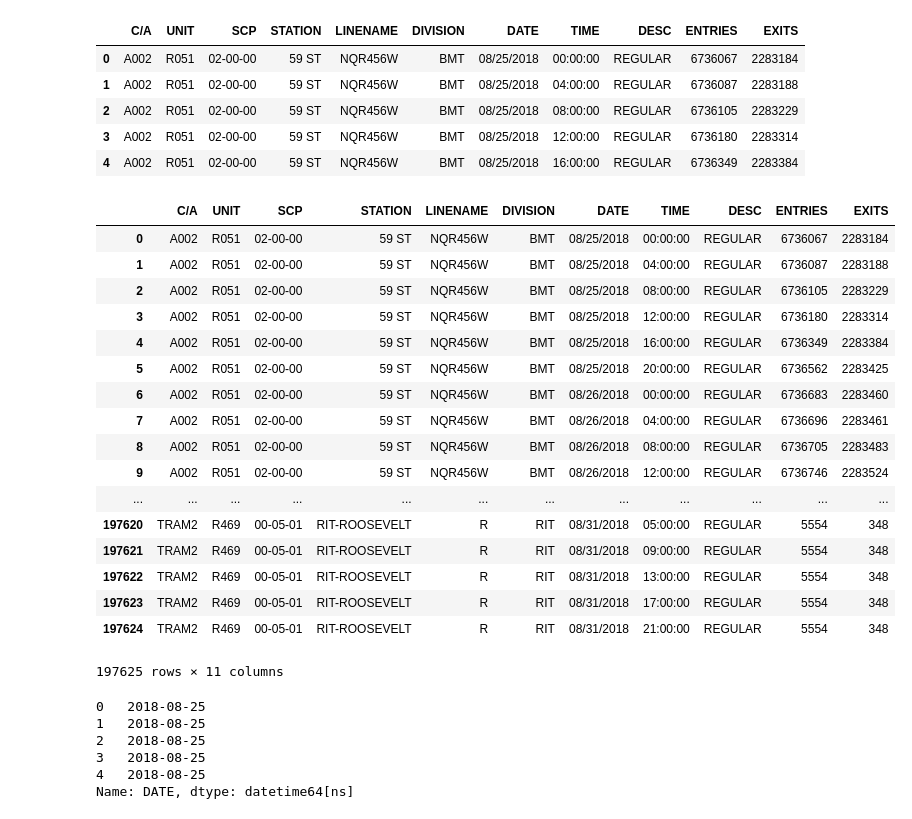
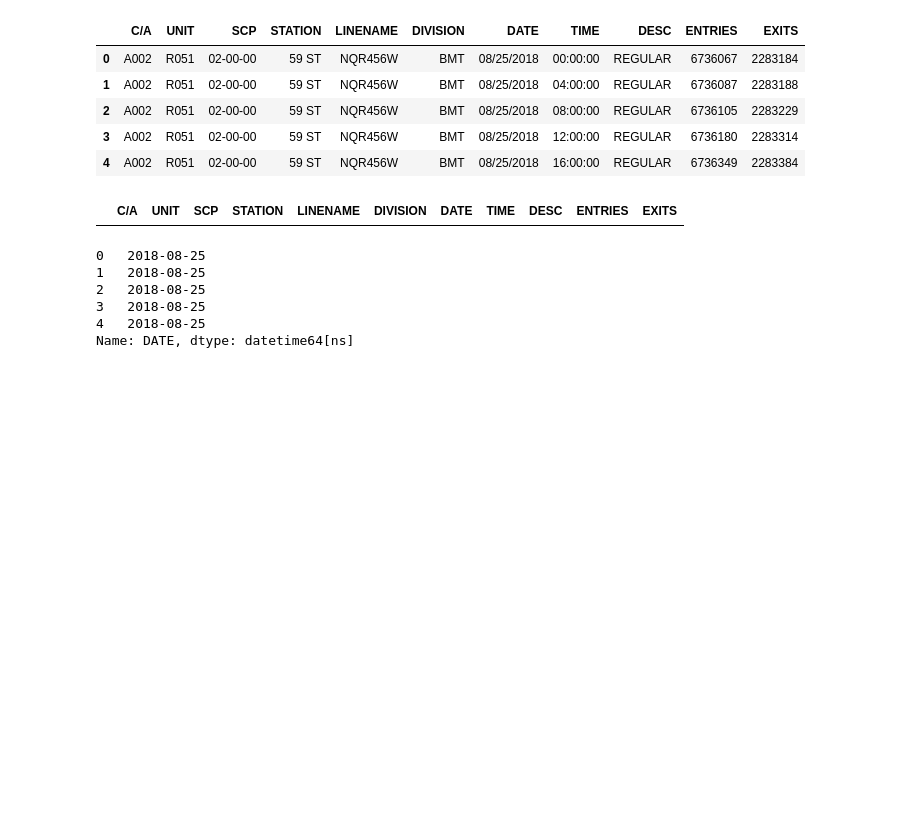
Before and after one commit to Rimab55/dsc-1-03-06-understanding-pandas-series-and-dataframes-nyc-ds-career-012819, a Jupyter notebook: index.ipynb, the cells around one changed output. Drawn from its saved outputs; the diff is of its cells as text; code cells hidden in the pictures; blank space fills up the shorter version.

```diff
--- a/index.ipynb
+++ b/index.ipynb
@@ -205,26 +205,9 @@ df.head()
 | 3 | A002 | R051 | 02-00-00 | 59 ST | NQR456W | BMT | 08/25/2018 | 12:00:00 | REGULAR | 6736180 | 2283314 |
 | 4 | A002 | R051 | 02-00-00 | 59 ST | NQR456W | BMT | 08/25/2018 | 16:00:00 | REGULAR | 6736349 | 2283384 |
 # %%
-df.loc[:'UNIT']
+df.loc['STATION']
 # %% [output]
 |  | C/A | UNIT | SCP | STATION | LINENAME | DIVISION | DATE | TIME | DESC | ENTRIES | EXITS |
-| 0 | A002 | R051 | 02-00-00 | 59 ST | NQR456W | BMT | 08/25/2018 | 00:00:00 | REGULAR | 6736067 | 2283184 |
-| 1 | A002 | R051 | 02-00-00 | 59 ST | NQR456W | BMT | 08/25/2018 | 04:00:00 | REGULAR | 6736087 | 2283188 |
-| 2 | A002 | R051 | 02-00-00 | 59 ST | NQR456W | BMT | 08/25/2018 | 08:00:00 | REGULAR | 6736105 | 2283229 |
-| 3 | A002 | R051 | 02-00-00 | 59 ST | NQR456W | BMT | 08/25/2018 | 12:00:00 | REGULAR | 6736180 | 2283314 |
-| 4 | A002 | R051 | 02-00-00 | 59 ST | NQR456W | BMT | 08/25/2018 | 16:00:00 | REGULAR | 6736349 | 2283384 |
-| 5 | A002 | R051 | 02-00-00 | 59 ST | NQR456W | BMT | 08/25/2018 | 20:00:00 | REGULAR | 6736562 | 2283425 |
-| 6 | A002 | R051 | 02-00-00 | 59 ST | NQR456W | BMT | 08/26/2018 | 00:00:00 | REGULAR | 6736683 | 2283460 |
-| 7 | A002 | R051 | 02-00-00 | 59 ST | NQR456W | BMT | 08/26/2018 | 04:00:00 | REGULAR | 6736696 | 2283461 |
-| 8 | A002 | R051 | 02-00-00 | 59 ST | NQR456W | BMT | 08/26/2018 | 08:00:00 | REGULAR | 6736705 | 2283483 |
-| 9 | A002 | R051 | 02-00-00 | 59 ST | NQR456W | BMT | 08/26/2018 | 12:00:00 | REGULAR | 6736746 | 2283524 |
-| ... | ... | ... | ... | ... | ... | ... | ... | ... | ... | ... | ... |
-| 197620 | TRAM2 | R469 | 00-05-01 | RIT-ROOSEVELT | R | RIT | 08/31/2018 | 05:00:00 | REGULAR | 5554 | 348 |
-| 197621 | TRAM2 | R469 | 00-05-01 | RIT-ROOSEVELT | R | RIT | 08/31/2018 | 09:00:00 | REGULAR | 5554 | 348 |
-| 197622 | TRAM2 | R469 | 00-05-01 | RIT-ROOSEVELT | R | RIT | 08/31/2018 | 13:00:00 | REGULAR | 5554 | 348 |
-| 197623 | TRAM2 | R469 | 00-05-01 | RIT-ROOSEVELT | R | RIT | 08/31/2018 | 17:00:00 | REGULAR | 5554 | 348 |
-| 197624 | TRAM2 | R469 | 00-05-01 | RIT-ROOSEVELT | R | RIT | 08/31/2018 | 21:00:00 | REGULAR | 5554 | 348 |
-197625 rows × 11 columns
 # %%
 #Notice we include delimiters (in this case /) between the codes.
 pd.to_datetime(df.DATE, format='%m/%d/%Y').head()
```
